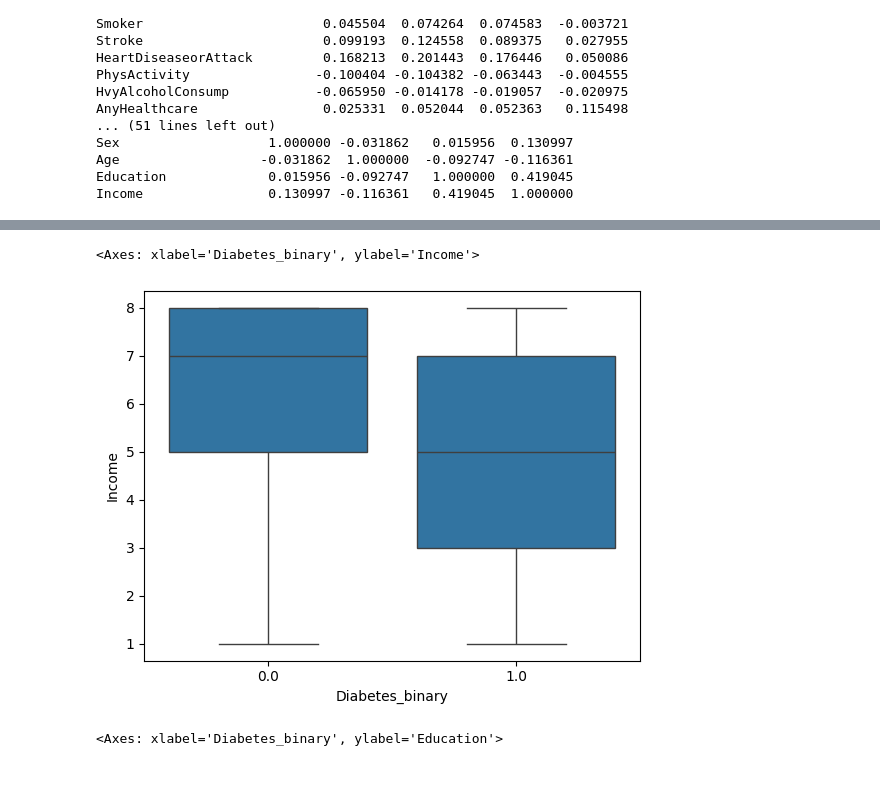
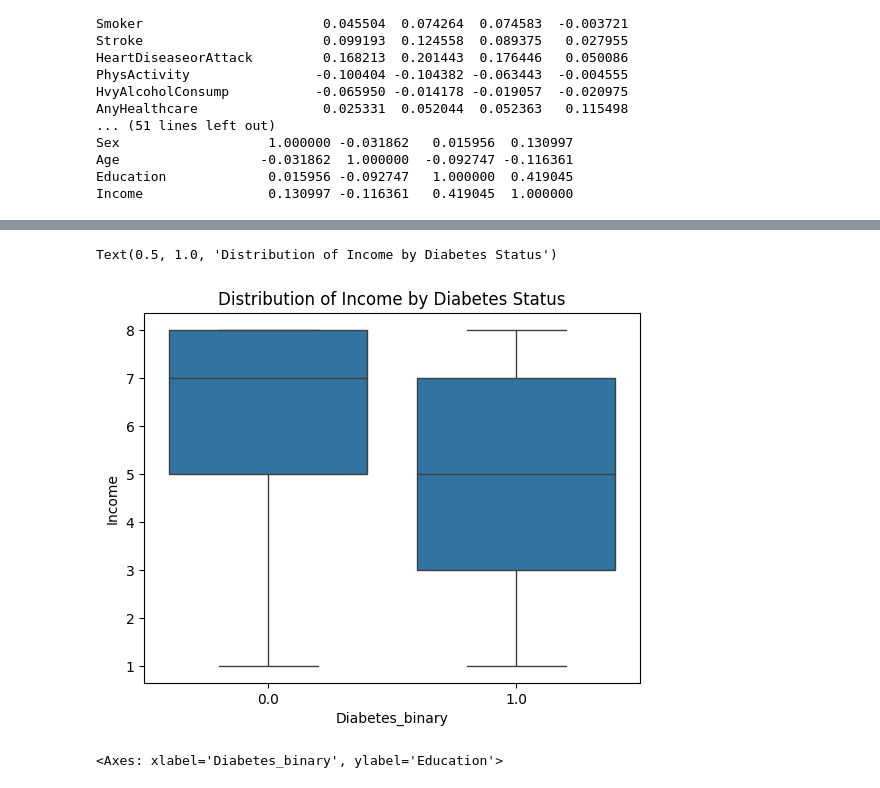
Before and after one commit to beckaa-l/OMDS-ModB2-Week4-Lee-Becka, a Jupyter notebook: Week4.ipynb, the cells around one changed output, grey strips where cells are left out. Drawn from its saved outputs; the diff is of its cells as text; code cells hidden in the pictures.

```diff
--- a/Week4.ipynb
+++ b/Week4.ipynb
@@ -379,9 +382,10 @@ sns.boxplot(x=diabetes_coi["Diabetes_binary"], y=diabetes_coi["Age"])
 # %%
 # moving on to a boxplot of diabetes and income
 sns.boxplot(x=diabetes_coi["Diabetes_binary"], y=diabetes_coi["Income"])
+plt.title("Distribution of Income by Diabetes Status")
 # %% [output]
-<Axes: xlabel='Diabetes_binary', ylabel='Income'>
+Text(0.5, 1.0, 'Distribution of Income by Diabetes Status')
-[figure, old version]
+[figure, new version]
 # %%
 # lastly a boxplot of diabetes and education
 sns.boxplot(x=diabetes_coi["Diabetes_binary"], y=diabetes_coi["Education"])
```
Also changed, not shown: parts of 2 cells of this notebook.
